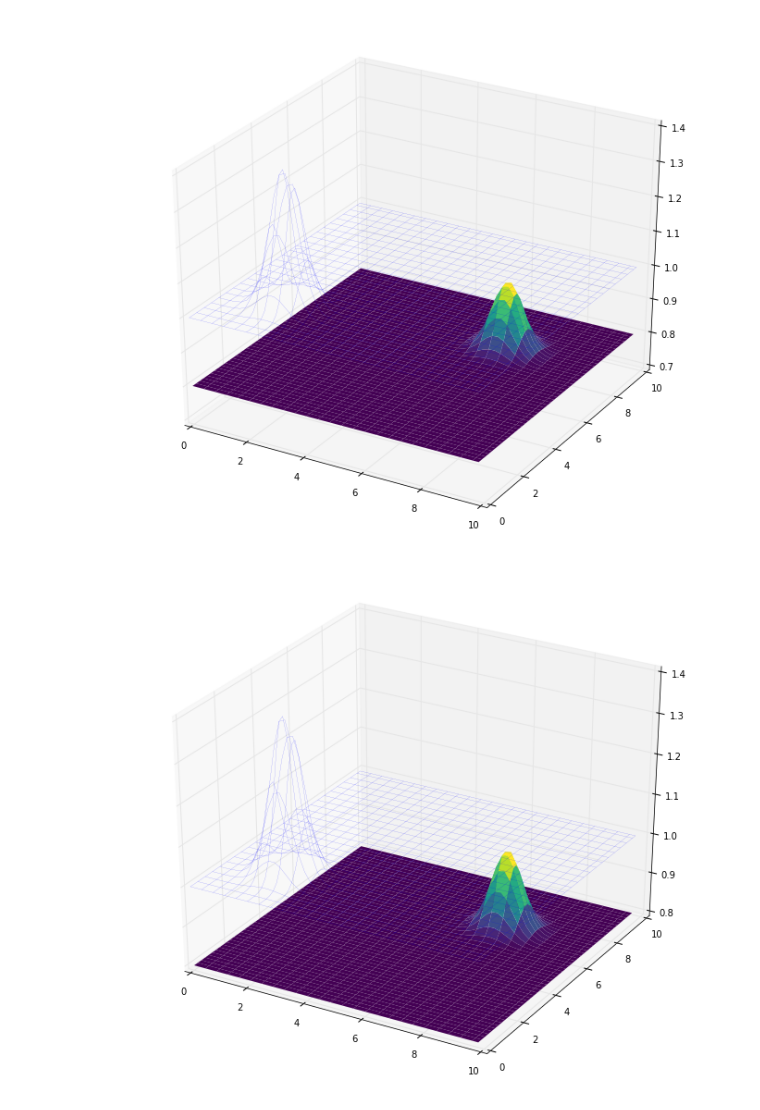
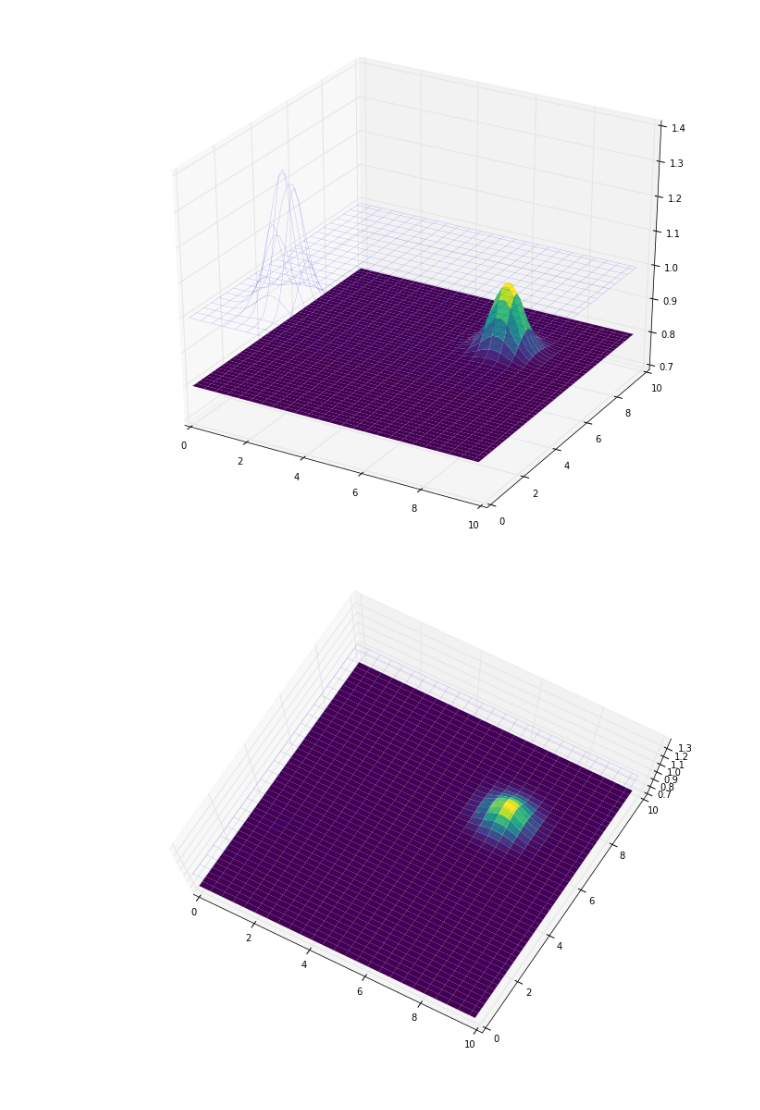
Before and after one commit to harpolea/swerve, a Jupyter notebook: Plotting.ipynb, the cells around one changed output. Saved outputs shown, nothing was run; the diff lists cells and outputs as text; code cells hidden in the pictures.

```diff
--- a/Plotting.ipynb
+++ b/Plotting.ipynb
@@ -103,20 +101,21 @@ plt.show()
 # %%
 fig = plt.figure(figsize=(12,10))
 ax = fig.gca(projection='3d')
 
 surface_1 = ax.plot_surface(X,Y,D_2d[0,1,:,:].T, rstride=1, cstride=2, lw=0, cmap=cm.viridis, antialiased=True)
 surface_2 = ax.plot_wireframe(X,Y,D_2d[0,0,:,:].T, rstride=2, cstride=2, lw=0.1, cmap=cm.viridis, antialiased=True)
 
 def animate(i):
     ax.clear()
     ax.set_xlim(0,10)
     ax.set_ylim(0,10)
-    #ax.set_zlim(0.7,1.4)
+    ax.set_zlim(0.7,1.4)
+    ax.view_init(80)
     ax.plot_surface(X,Y,D_2d[i,1,:,:].T, rstride=1, cstride=2, lw=0, cmap=cm.viridis, antialiased=True)
     ax.plot_wireframe(X,Y,D_2d[i,0,:,:].T, rstride=2, cstride=2, lw=0.1, cmap=cm.viridis, antialiased=True)
 
 anim = animation.FuncAnimation(fig, animate, frames=nt, interval=50)
 # %% [output]
-[figure, old version]
+[figure, new version]
 # %%
 HTML(anim.to_html5_video())
```
Also changed, not shown: parts of 2 cells of this notebook, 2 other files.
